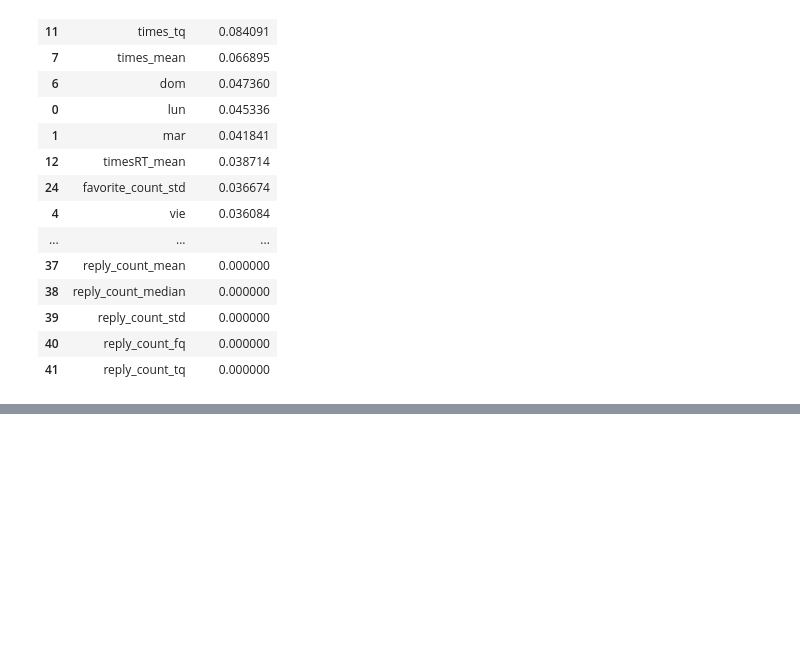
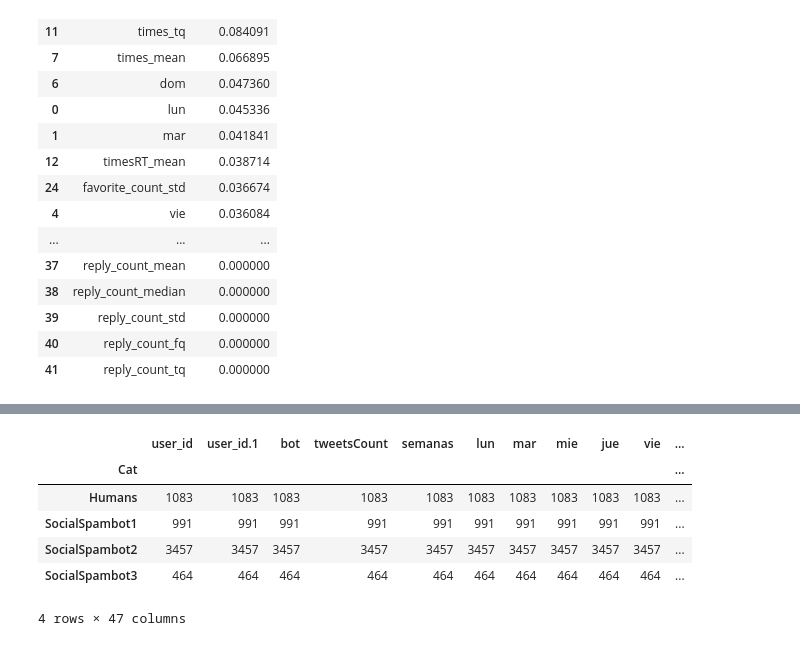
Before and after one commit to matiasngf/DH_proyecto_3, a Jupyter notebook: unir_vars_nuevas.ipynb, the cells around one changed output, grey strips where cells are left out. Drawn from its saved outputs; the diff is of its cells as text; code cells hidden in the pictures; blank space fills up the shorter version.

Commit message:
Testeo de prediccion sin spambot 3

```diff
--- a/unir_vars_nuevas.ipynb
+++ b/unir_vars_nuevas.ipynb
@@ -114,6 +114,7 @@ Index(['id', 'Cat_x', 'default_profile', 'description', 'geo_enabled', 'lang',
        'reply_count_tq'],
       dtype='object')
 # %%
-featuresNuevas = featuresNuevas.fillna(0)
+# featuresNuevas = featuresNuevas.fillna(0)
+print(len(featuresNuevas.columns) - 6)
 featuresNuevas.columns
 # %% [output]
@@ -260,0 +396,10 @@ pd.DataFrame({'Atributo':atributos,
+# %%
+ featuresNuevas.groupby('Cat').count()
+# %% [output]
+|  | user_id | user_id.1 | bot | tweetsCount | semanas | lun | mar | mie | jue | vie | ... |
+| Cat |  |  |  |  |  |  |  |  |  |  | ... |
+| Humans | 1083 | 1083 | 1083 | 1083 | 1083 | 1083 | 1083 | 1083 | 1083 | 1083 | ... |
+| SocialSpambot1 | 991 | 991 | 991 | 991 | 991 | 991 | 991 | 991 | 991 | 991 | ... |
+| SocialSpambot2 | 3457 | 3457 | 3457 | 3457 | 3457 | 3457 | 3457 | 3457 | 3457 | 3457 | ... |
+| SocialSpambot3 | 464 | 464 | 464 | 464 | 464 | 464 | 464 | 464 | 464 | 464 | ... |
+4 rows × 47 columns
```
Also changed, not shown: parts of 9 cells of this notebook, 1 other file.
